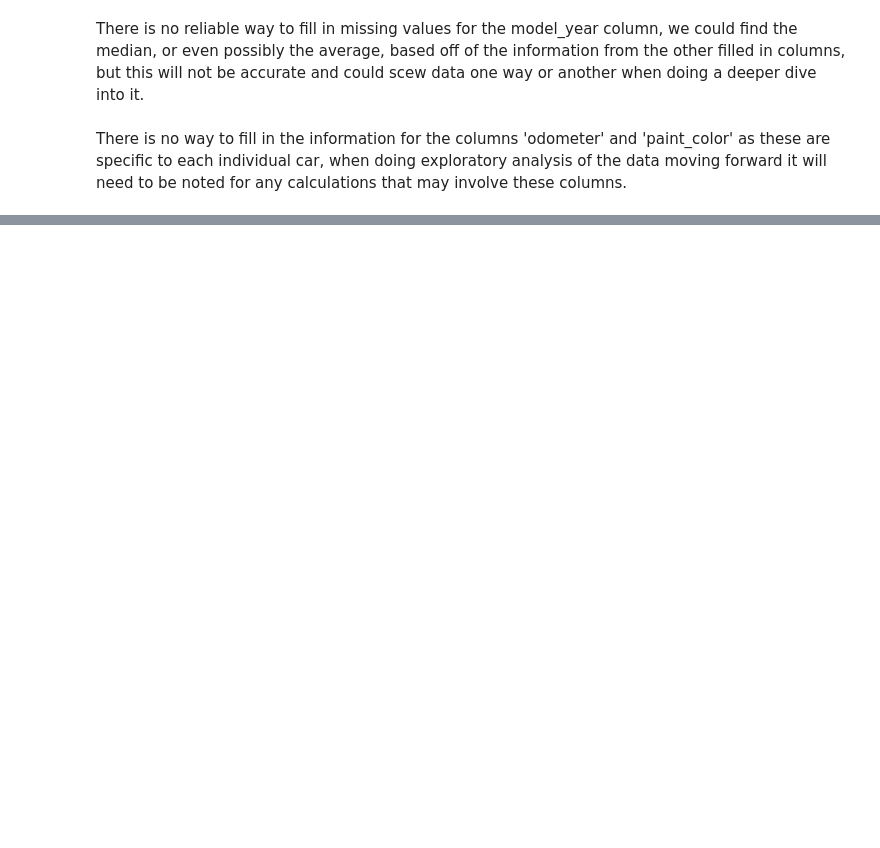
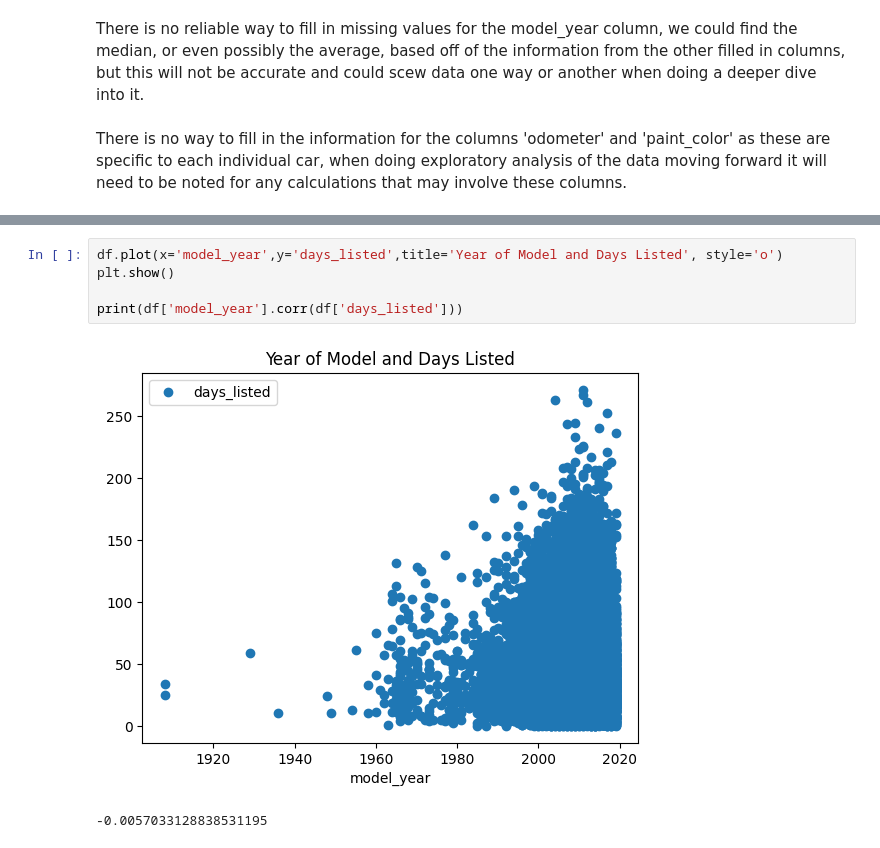
Before and after one commit to michav95/Car-Advertisement, a Jupyter notebook: Notebooks/EDA.ipynb, the cells around one changed output, grey strips where cells are left out. Cells and saved outputs as stored; diff of their text form; blank space fills up the shorter version.

```diff
--- a/Notebooks/EDA.ipynb
+++ b/Notebooks/EDA.ipynb
@@ -145,0 +138,8 @@ max      271.00000
+# %%
+df.plot(x='model_year',y='days_listed',title='Year of Model and Days Listed', style='o')
+plt.show()
+
+print(df['model_year'].corr(df['days_listed']))
+# %% [output]
+[figure, added]
+-0.0057033128838531195
```
Also changed, not shown: parts of 15 cells of this notebook.
